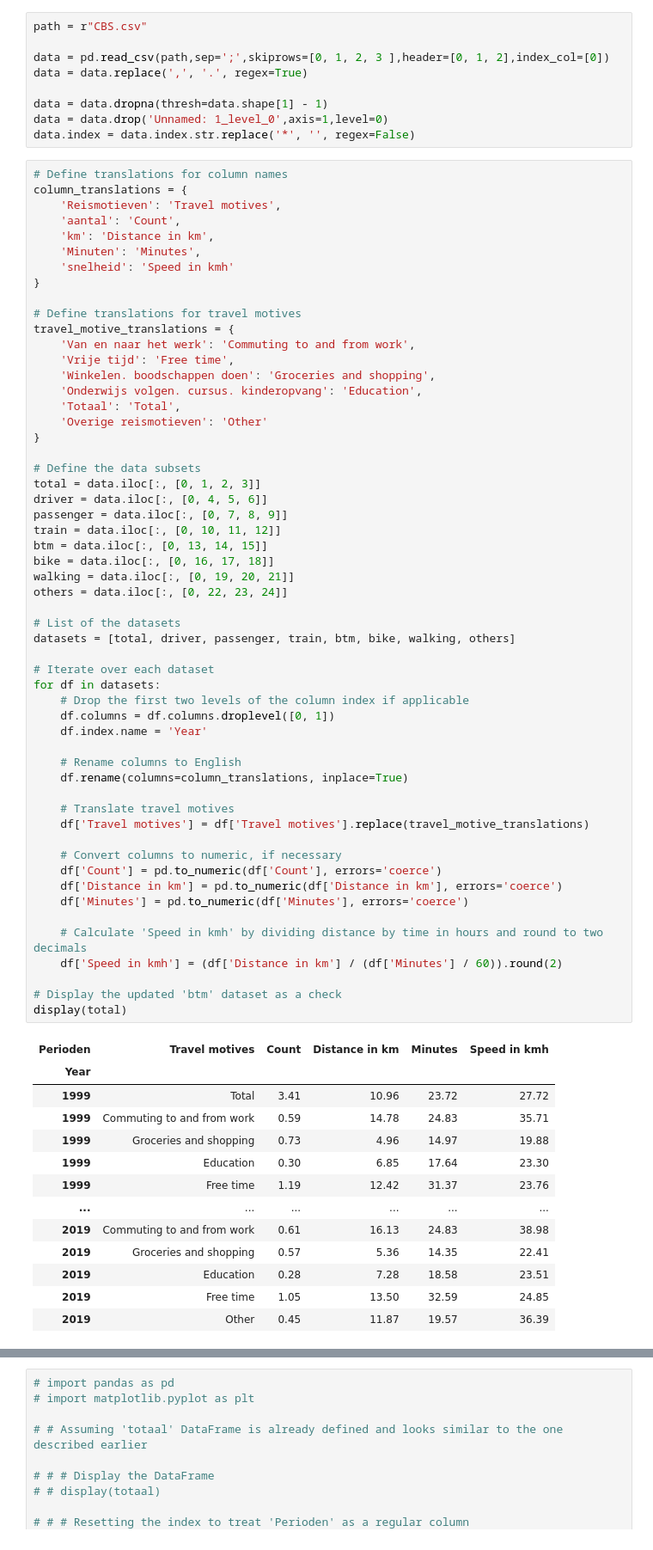
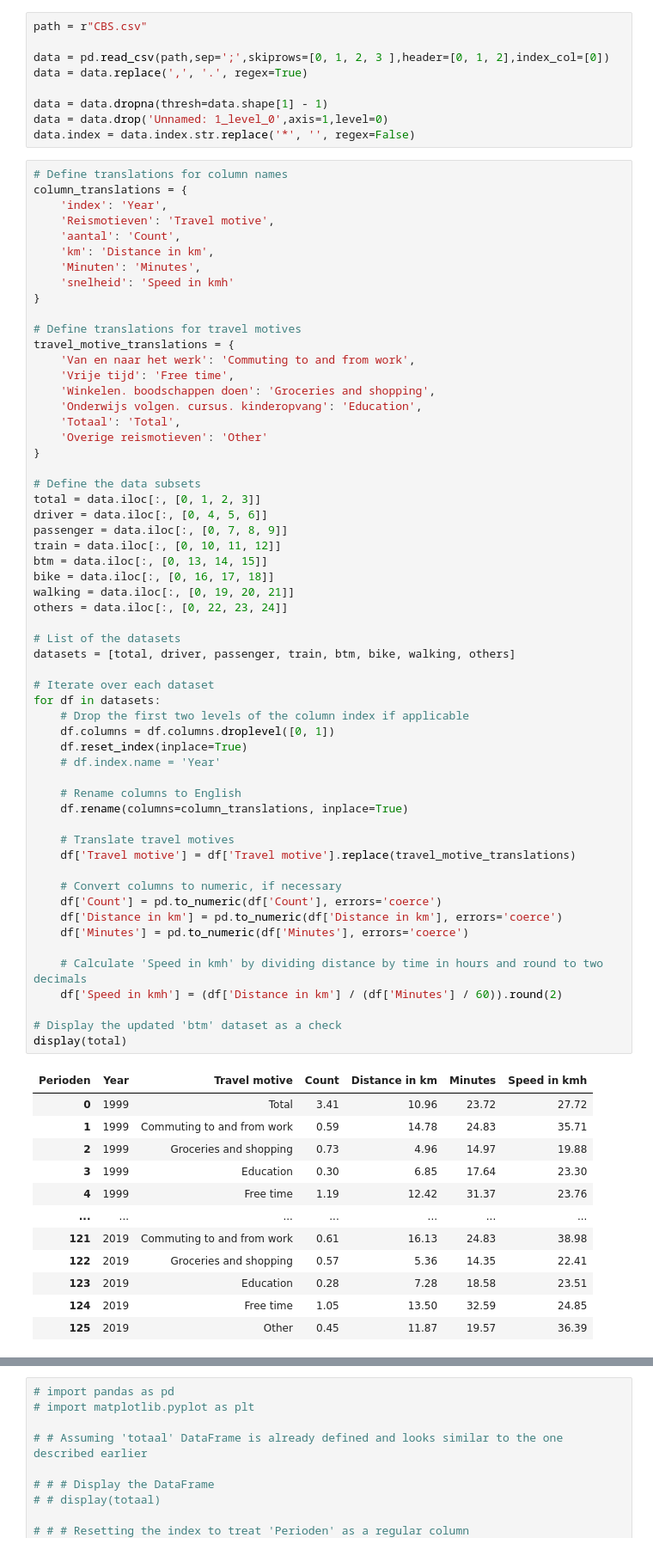
Before and after one commit to WoutevdH/TIL6020-LabAssignments, a Jupyter notebook: test patrick en martijn.ipynb, the cells around one changed output, grey strips where cells are left out. Shown at 86% size. Drawn from its saved outputs; the diff is of its cells as text.

```diff
--- a/test patrick en martijn.ipynb
+++ b/test patrick en martijn.ipynb
@@ -18,7 +18,8 @@ data.index = data.index.str.replace('*', '', regex=False)
 # %%
 # Define translations for column names
 column_translations = {
-    'Reismotieven': 'Travel motives',
+    'index': 'Year',
+    'Reismotieven': 'Travel motive',
     'aantal': 'Count',
     'km': 'Distance in km',
     'Minuten': 'Minutes',
@@ -42,45 +43,45 @@ passenger = data.iloc[:, [0, 7, 8, 9]]
 train = data.iloc[:, [0, 10, 11, 12]]
 btm = data.iloc[:, [0, 13, 14, 15]]
 bike = data.iloc[:, [0, 16, 17, 18]]
 walking = data.iloc[:, [0, 19, 20, 21]]
 others = data.iloc[:, [0, 22, 23, 24]]
 
 # List of the datasets
 datasets = [total, driver, passenger, train, btm, bike, walking, others]
 
 # Iterate over each dataset
 for df in datasets:
     # Drop the first two levels of the column index if applicable
     df.columns = df.columns.droplevel([0, 1])
-    df.index.name = 'Year'
+    df.reset_index(inplace=True)
+    # df.index.name = 'Year'
 
     # Rename columns to English
     df.rename(columns=column_translations, inplace=True)
 
     # Translate travel motives
-    df['Travel motives'] = df['Travel motives'].replace(travel_motive_translations)
+    df['Travel motive'] = df['Travel motive'].replace(travel_motive_translations)
 
     # Convert columns to numeric, if necessary
     df['Count'] = pd.to_numeric(df['Count'], errors='coerce')
     df['Distance in km'] = pd.to_numeric(df['Distance in km'], errors='coerce')
     df['Minutes'] = pd.to_numeric(df['Minutes'], errors='coerce')
 
     # Calculate 'Speed in kmh' by dividing distance by time in hours and round to two decimals
     df['Speed in kmh'] = (df['Distance in km'] / (df['Minutes'] / 60)).round(2)
 
 # Display the updated 'btm' dataset as a check
 display(total)
 # %% [output]
-| Perioden | Travel motives | Count | Distance in km | Minutes | Speed in kmh |
-| Year |  |  |  |  |  |
-| 1999 | Total | 3.41 | 10.96 | 23.72 | 27.72 |
-| 1999 | Commuting to and from work | 0.59 | 14.78 | 24.83 | 35.71 |
-| 1999 | Groceries and shopping | 0.73 | 4.96 | 14.97 | 19.88 |
-| 1999 | Education | 0.30 | 6.85 | 17.64 | 23.30 |
-| 1999 | Free time | 1.19 | 12.42 | 31.37 | 23.76 |
-| ... | ... | ... | ... | ... | ... |
-| 2019 | Commuting to and from work | 0.61 | 16.13 | 24.83 | 38.98 |
-| 2019 | Groceries and shopping | 0.57 | 5.36 | 14.35 | 22.41 |
-| 2019 | Education | 0.28 | 7.28 | 18.58 | 23.51 |
-| 2019 | Free time | 1.05 | 13.50 | 32.59 | 24.85 |
-| 2019 | Other | 0.45 | 11.87 | 19.57 | 36.39 |
+| Perioden | Year | Travel motive | Count | Distance in km | Minutes | Speed in kmh |
+| 0 | 1999 | Total | 3.41 | 10.96 | 23.72 | 27.72 |
+| 1 | 1999 | Commuting to and from work | 0.59 | 14.78 | 24.83 | 35.71 |
+| 2 | 1999 | Groceries and shopping | 0.73 | 4.96 | 14.97 | 19.88 |
+| 3 | 1999 | Education | 0.30 | 6.85 | 17.64 | 23.30 |
+| 4 | 1999 | Free time | 1.19 | 12.42 | 31.37 | 23.76 |
+| ... | ... | ... | ... | ... | ... | ... |
+| 121 | 2019 | Commuting to and from work | 0.61 | 16.13 | 24.83 | 38.98 |
+| 122 | 2019 | Groceries and shopping | 0.57 | 5.36 | 14.35 | 22.41 |
+| 123 | 2019 | Education | 0.28 | 7.28 | 18.58 | 23.51 |
+| 124 | 2019 | Free time | 1.05 | 13.50 | 32.59 | 24.85 |
+| 125 | 2019 | Other | 0.45 | 11.87 | 19.57 | 36.39 |
```
Also changed, not shown: parts of 4 cells of this notebook, 4 other files.
